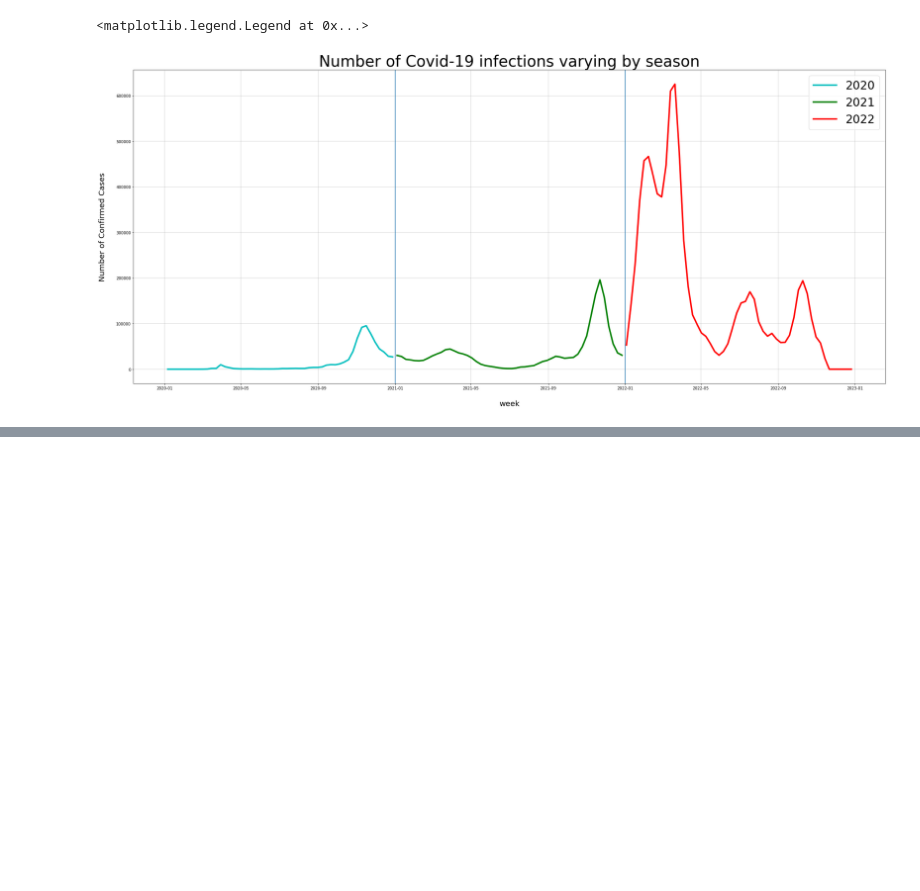
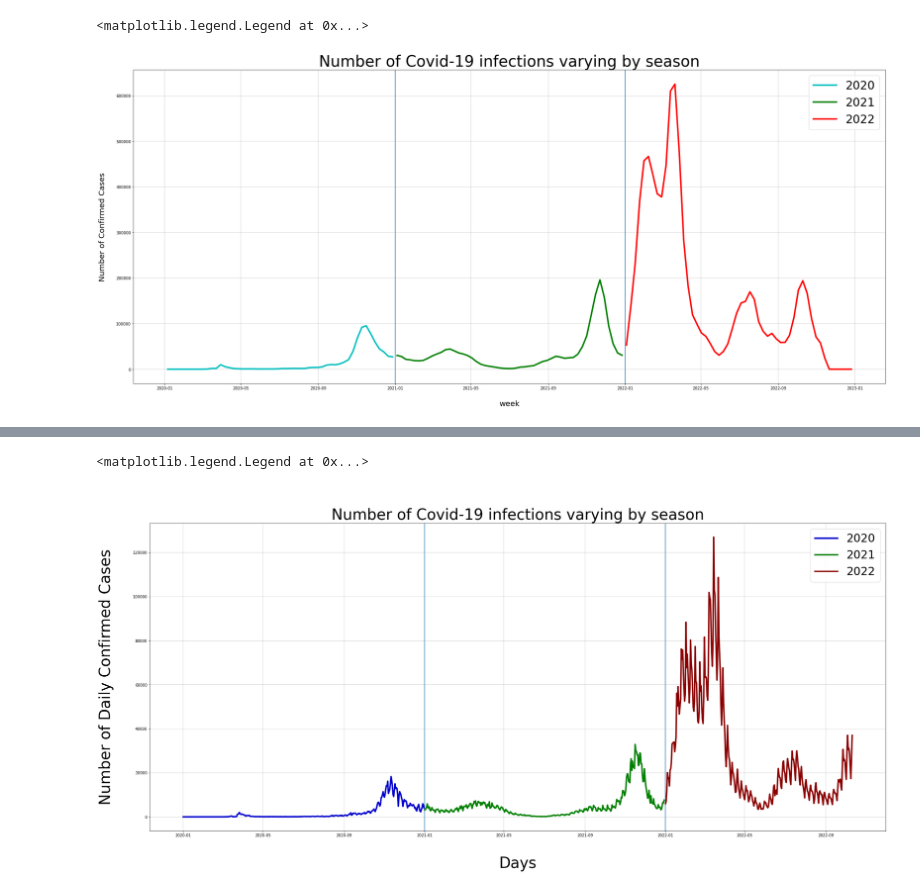
Before and after one commit to borosabel/visual_analytics_2022, a Jupyter notebook: individual work/submission_02_intermediate_Felix.ipynb, the cells around one changed output, grey strips where cells are left out. Drawn from its saved outputs; the diff is of its cells as text; code cells hidden in the pictures; blank space fills up the shorter version.

Commit message:
update to daily infections

```diff
--- a/individual work/submission_02_intermediate_Felix.ipynb
+++ b/individual work/submission_02_intermediate_Felix.ipynb
@@ -319,0 +327,5 @@ plt.legend(loc='upper right',prop={'size': 30})
+# %%
+df_daily = df_clean.copy()
+pd.to_datetime(df_daily['Time'])
+df_daily = df_daily.set_index('Time')
+df_daily = df_daily.groupby(pd.Grouper(freq='D'))['infected'].sum().reset_index()
@@ -319,0 +347,75 @@ plt.legend(loc='upper right',prop={'size': 30})
+# %%
+df_aggregated_2020_daily = df_aggregated_2020_daily_first.copy()
+pd.to_datetime(df_aggregated_2020_daily['Time'])
+df_aggregated_2020_daily = df_aggregated_2020_daily.set_index('Time')
+df_aggregated_2020_daily = df_aggregated_2020_daily.groupby(pd.Grouper(freq='D'))['infected'].sum().reset_index().sort_values(by='Time')
+
+df_aggregated_2021_daily = df_aggregated_2021_daily_first.copy()
+pd.to_datetime(df_aggregated_2021_daily['Time'])
+df_aggregated_2021_daily = df_aggregated_2021_daily.set_index('Time')
+df_aggregated_2021_daily = df_aggregated_2021_daily.groupby(pd.Grouper(freq='D'))['infected'].sum().reset_index().sort_values(by='Time')
+
+df_aggregated_2022_daily = df_aggregated_2022_daily_first.copy()
+pd.to_datetime(df_aggregated_2022_daily['Time'])
+df_aggregated_2022_daily = df_aggregated_2022_daily.set_index('Time')
+df_aggregated_2022_daily = df_aggregated_2022_daily.groupby(pd.Grouper(freq='D'))['infected'].sum().reset_index().sort_values(by='Time')
+# %%
+X_4 = df_aggregated_2020_daily['Time']
+Y_2 = df_aggregated_2020_daily['infected']
+
+X_5 = df_aggregated_2021_daily['Time']
+Z_2 = df_aggregated_2021_daily['infected']
+
+
+X_6 = df_aggregated_2022_daily['Time']
+V_2 = df_aggregated_2022_daily['infected']
+
+plt.figure(figsize=(35,15))
+
+ax = plt.axes()
+ax.grid(linewidth=0.4, color='#8f8f8f')
+ax.set_title("\nNumber of Covid-19 infections varying by season",fontsize=40)
+
+#ax.set_facecolor("black")
+ax.set_xlabel('\nDays',size=40,color='k')
+ax.set_ylabel('Number of Daily Confirmed Cases\n',
+              size=40,color='k')
+
+
+plt.axvline(dt.datetime(2021, 1, 1))
+plt.axvline(dt.datetime(2022, 1, 1))
+
+
+ax.plot(X_4,Y_2,
+        color='#0000CD',
+        #marker='o',
+        linewidth=4,
+        markersize=15,
+        markeredgecolor='#035E9B',
+        label='2020')
+
+ax.plot(X_5,Z_2,
+        color='g',
+        #marker='o',
+        linewidth=4,
+        markersize=40,
+        markeredgecolor='#035E9B',
+        label='2021')
+
+ax.plot(X_6,V_2,
+        color='darkred',
+        #marker='o',
+        linewidth=4,
+        markersize=40,
+        markeredgecolor='#035E9B',
+        label='2022')
+
+plt.legend(loc='upper right',prop={'size': 30})
+
+
+
+# plt.setp(ax.axes.get_xticklabels(), visible=False)
+# plt.setp(ax.axes.get_xticklabels()[::50], visible=True)
+# %% [output]
+<matplotlib.legend.Legend at 0x...>
+[figure, added]
```
Also changed, not shown: parts of 3 cells of this notebook.
